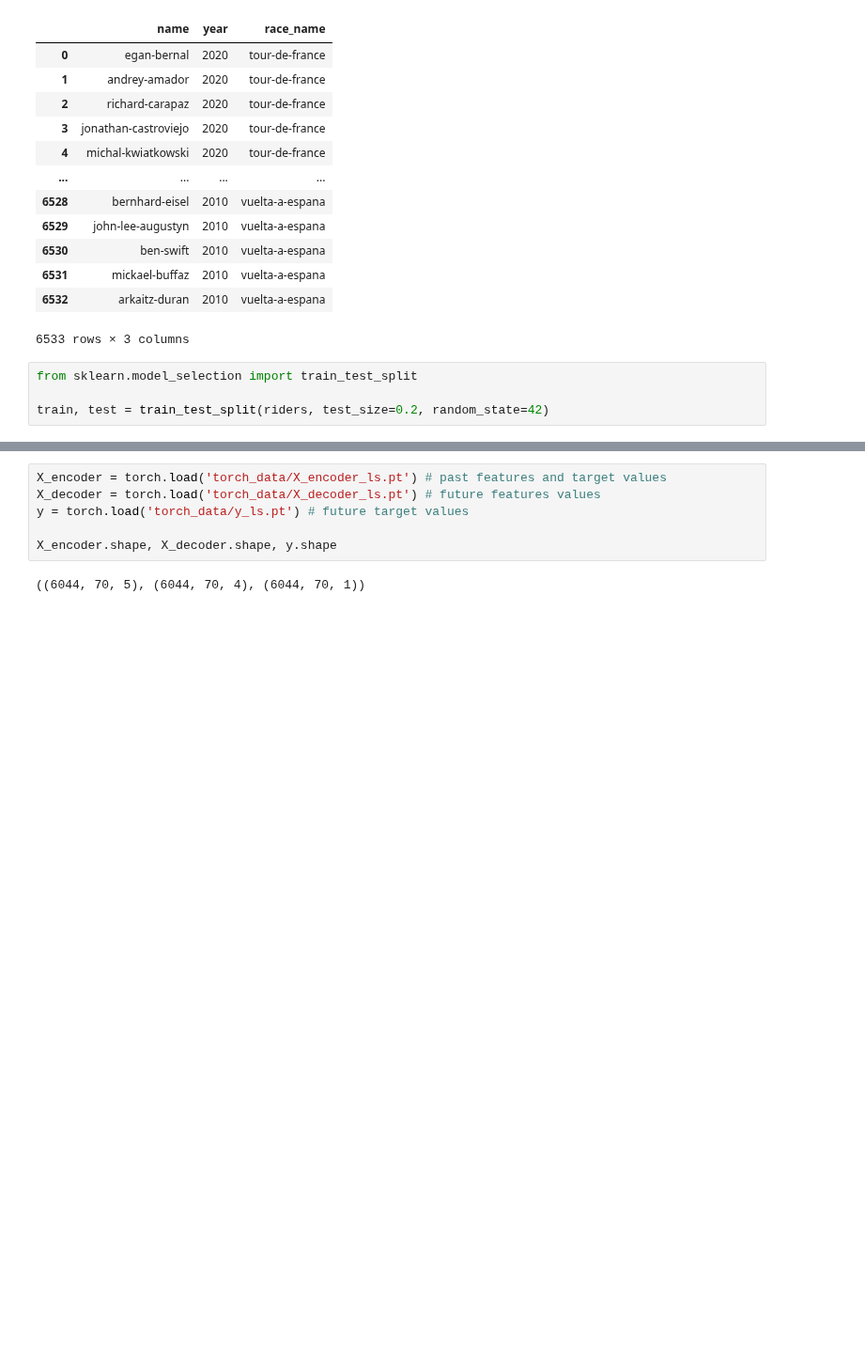
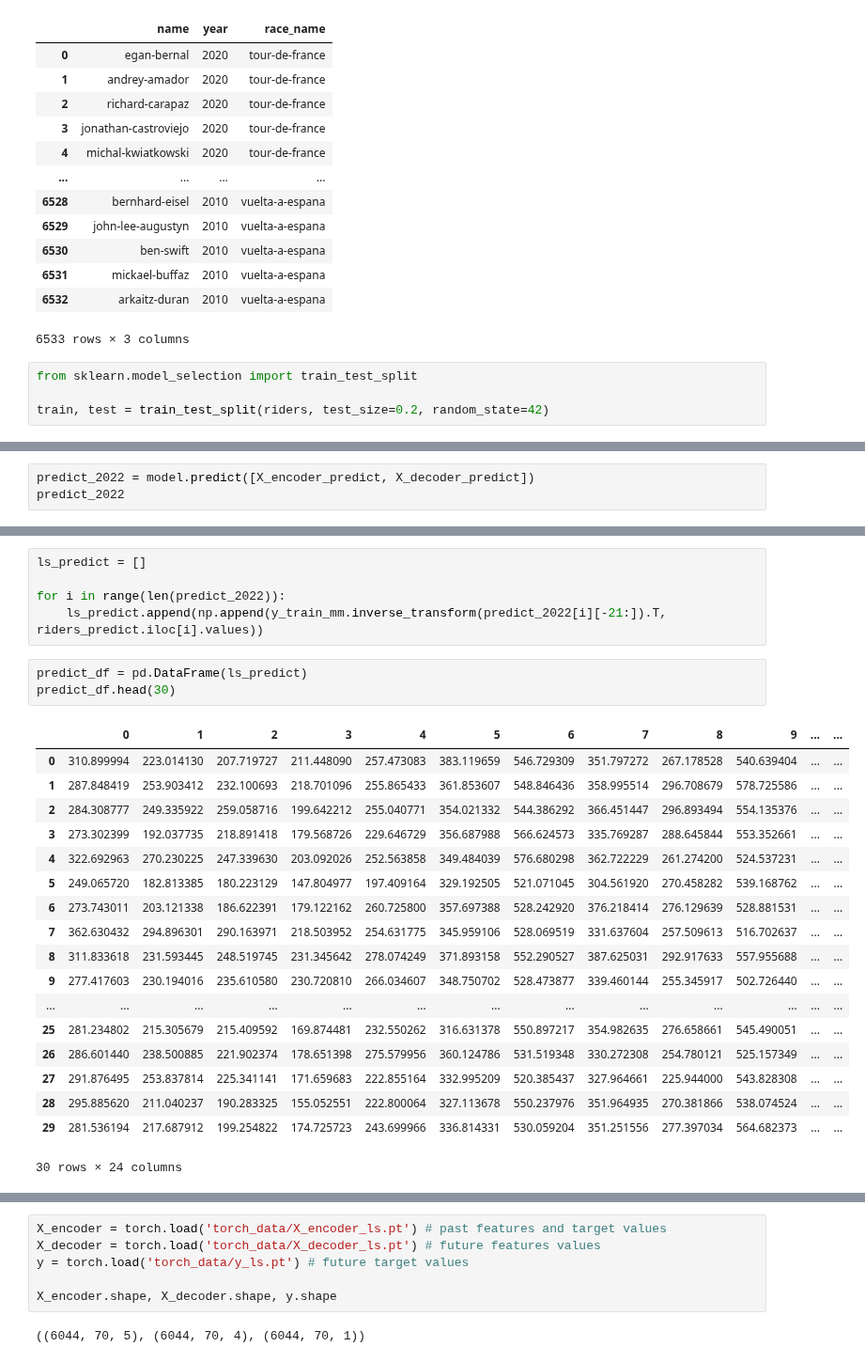
Before and after one commit to Michiel-DK/cycling, a Jupyter notebook: rnn.ipynb, the cells around one changed output, grey strips where cells are left out. Shown at 94% size. Drawn from its saved outputs; the diff is of its cells as text; blank space fills up the shorter version.

```diff
--- a/rnn.ipynb
+++ b/rnn.ipynb
@@ -231,0 +622,3 @@ for seq in range(20,100):
+# %%
+predict_2022 = model.predict([X_encoder_predict, X_decoder_predict])
+predict_2022
@@ -231,0 +643,27 @@ for seq in range(20,100):
+# %%
+ls_predict = []
+
+for i in range(len(predict_2022)):
+    ls_predict.append(np.append(y_train_mm.inverse_transform(predict_2022[i][-21:]).T, riders_predict.iloc[i].values))
+# %%
+predict_df = pd.DataFrame(ls_predict)
+predict_df.head(30)
+# %% [output]
+|  | 0 | 1 | 2 | 3 | 4 | 5 | 6 | 7 | 8 | 9 | ... | ... |
+| 0 | 310.899994 | 223.014130 | 207.719727 | 211.448090 | 257.473083 | 383.119659 | 546.729309 | 351.797272 | 267.178528 | 540.639404 | ... | ... |
+| 1 | 287.848419 | 253.903412 | 232.100693 | 218.701096 | 255.865433 | 361.853607 | 548.846436 | 358.995514 | 296.708679 | 578.725586 | ... | ... |
+| 2 | 284.308777 | 249.335922 | 259.058716 | 199.642212 | 255.040771 | 354.021332 | 544.386292 | 366.451447 | 296.893494 | 554.135376 | ... | ... |
+| 3 | 273.302399 | 192.037735 | 218.891418 | 179.568726 | 229.646729 | 356.687988 | 566.624573 | 335.769287 | 288.645844 | 553.352661 | ... | ... |
+| 4 | 322.692963 | 270.230225 | 247.339630 | 203.092026 | 252.563858 | 349.484039 | 576.680298 | 362.722229 | 261.274200 | 524.537231 | ... | ... |
+| 5 | 249.065720 | 182.813385 | 180.223129 | 147.804977 | 197.409164 | 329.192505 | 521.071045 | 304.561920 | 270.458282 | 539.168762 | ... | ... |
+| 6 | 273.743011 | 203.121338 | 186.622391 | 179.122162 | 260.725800 | 357.697388 | 528.242920 | 376.218414 | 276.129639 | 528.881531 | ... | ... |
+| 7 | 362.630432 | 294.896301 | 290.163971 | 218.503952 | 254.631775 | 345.959106 | 528.069519 | 331.637604 | 257.509613 | 516.702637 | ... | ... |
+| 8 | 311.833618 | 231.593445 | 248.519745 | 231.345642 | 278.074249 | 371.893158 | 552.290527 | 387.625031 | 292.917633 | 557.955688 | ... | ... |
+| 9 | 277.417603 | 230.194016 | 235.610580 | 230.720810 | 266.034607 | 348.750702 | 528.473877 | 339.460144 | 255.345917 | 502.726440 | ... | ... |
+| ... | ... | ... | ... | ... | ... | ... | ... | ... | ... | ... | ... | ... |
+| 25 | 281.234802 | 215.305679 | 215.409592 | 169.874481 | 232.550262 | 316.631378 | 550.897217 | 354.982635 | 276.658661 | 545.490051 | ... | ... |
+| 26 | 286.601440 | 238.500885 | 221.902374 | 178.651398 | 275.579956 | 360.124786 | 531.519348 | 330.272308 | 254.780121 | 525.157349 | ... | ... |
+| 27 | 291.876495 | 253.837814 | 225.341141 | 171.659683 | 222.855164 | 332.995209 | 520.385437 | 327.964661 | 225.944000 | 543.828308 | ... | ... |
+| 28 | 295.885620 | 211.040237 | 190.283325 | 155.052551 | 222.800064 | 327.113678 | 550.237976 | 351.964935 | 270.381866 | 538.074524 | ... | ... |
+| 29 | 281.536194 | 217.687912 | 199.254822 | 174.725723 | 243.699966 | 336.814331 | 530.059204 | 351.251556 | 277.397034 | 564.682373 | ... | ... |
+30 rows × 24 columns
```
Also changed, not shown: parts of 37 cells of this notebook, 3 other files.
